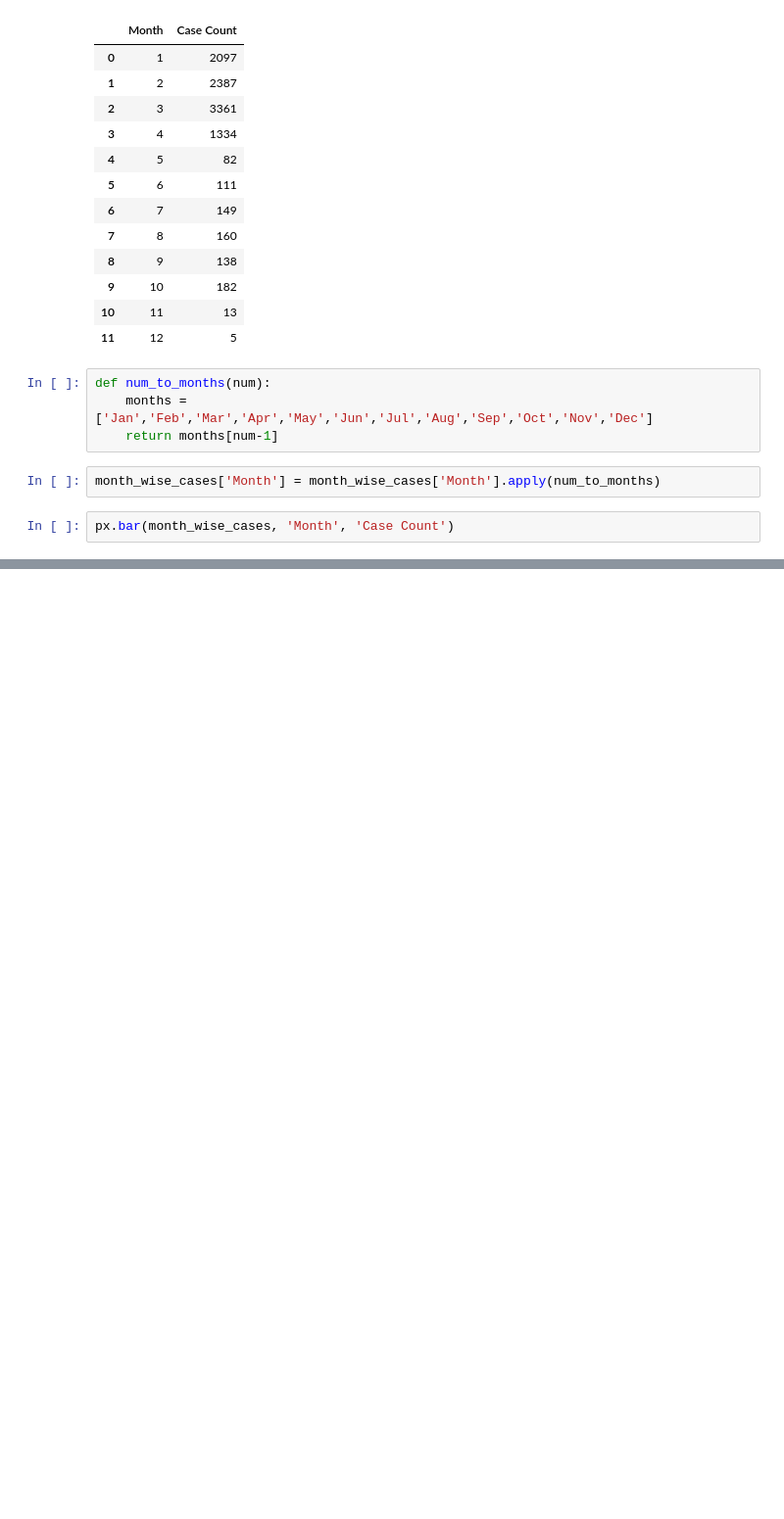
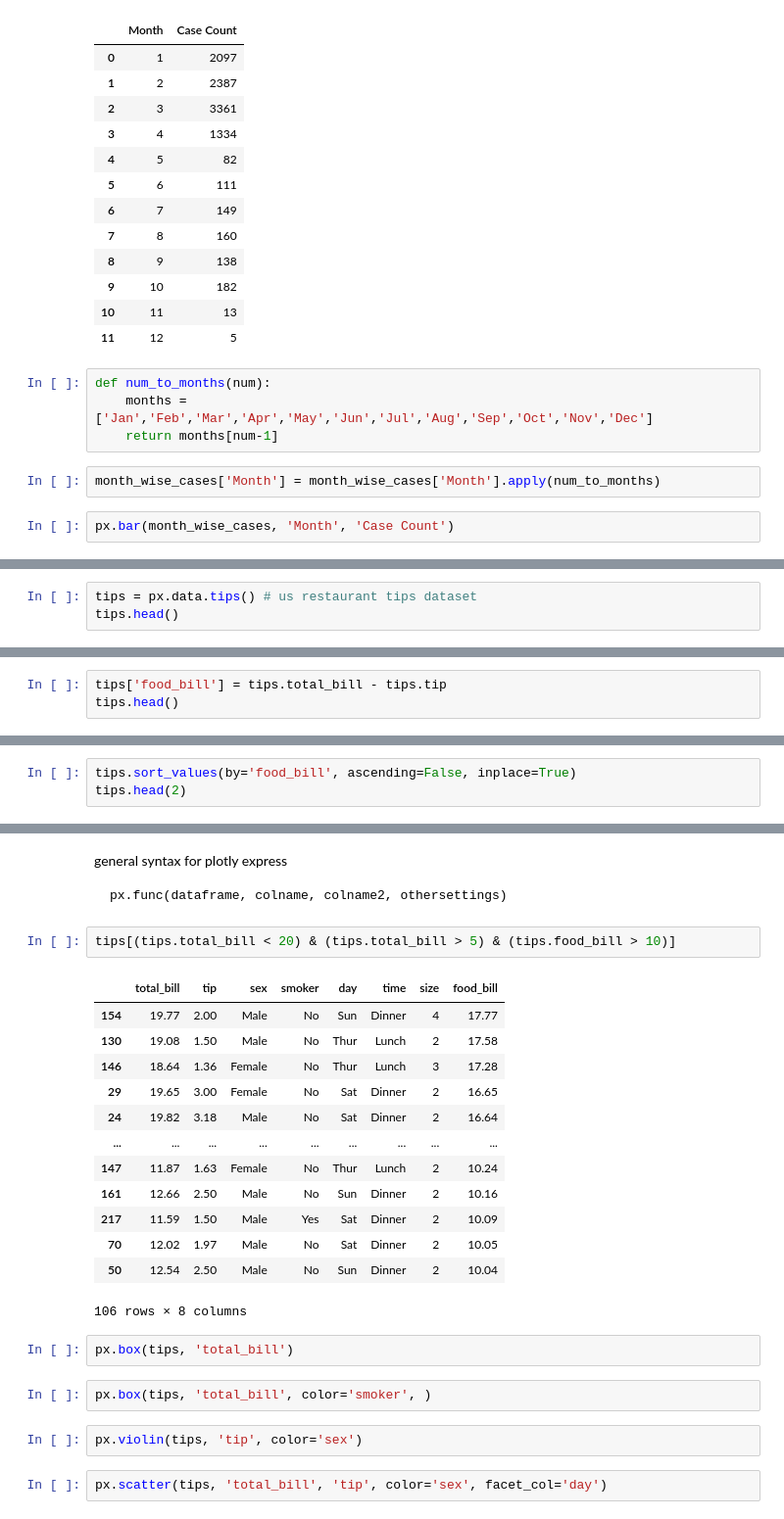
Before and after one commit to digipodium/DP-OCT-PYDS-500-MTTF, a Jupyter notebook: data_analytics/pandas_basics.ipynb, the cells around one changed output, grey strips where cells are left out. Shown at 98% size. Saved outputs shown, nothing was run; the diff lists cells and outputs as text; blank space fills up the shorter version.

````diff
--- a/data_analytics/pandas_basics.ipynb
+++ b/data_analytics/pandas_basics.ipynb
@@ -221,0 +231,3 @@ df
+# %%
+tips = px.data.tips() # us restaurant tips dataset
+tips.head()
@@ -221,0 +258,3 @@ df
+# %%
+tips['food_bill'] = tips.total_bill - tips.tip
+tips.head()
@@ -221,0 +268,3 @@ df
+# %%
+tips.sort_values(by='food_bill', ascending=False, inplace=True)
+tips.head(2)
@@ -221,0 +285,29 @@ df
+# %% [markdown]
+general syntax for plotly express
+```
+px.func(dataframe, colname, colname2, othersettings)
+```
+# %%
+tips[(tips.total_bill < 20) & (tips.total_bill > 5) & (tips.food_bill > 10)]
+# %% [output]
+|  | total_bill | tip | sex | smoker | day | time | size | food_bill |
+| 154 | 19.77 | 2.00 | Male | No | Sun | Dinner | 4 | 17.77 |
+| 130 | 19.08 | 1.50 | Male | No | Thur | Lunch | 2 | 17.58 |
+| 146 | 18.64 | 1.36 | Female | No | Thur | Lunch | 3 | 17.28 |
+| 29 | 19.65 | 3.00 | Female | No | Sat | Dinner | 2 | 16.65 |
+| 24 | 19.82 | 3.18 | Male | No | Sat | Dinner | 2 | 16.64 |
+| ... | ... | ... | ... | ... | ... | ... | ... | ... |
+| 147 | 11.87 | 1.63 | Female | No | Thur | Lunch | 2 | 10.24 |
+| 161 | 12.66 | 2.50 | Male | No | Sun | Dinner | 2 | 10.16 |
+| 217 | 11.59 | 1.50 | Male | Yes | Sat | Dinner | 2 | 10.09 |
+| 70 | 12.02 | 1.97 | Male | No | Sat | Dinner | 2 | 10.05 |
+| 50 | 12.54 | 2.50 | Male | No | Sun | Dinner | 2 | 10.04 |
+106 rows × 8 columns
+# %%
+px.box(tips, 'total_bill')
+# %%
+px.box(tips, 'total_bill', color='smoker', )
+# %%
+px.violin(tips, 'tip', color='sex')
+# %%
+px.scatter(tips, 'total_bill', 'tip', color='sex', facet_col='day')
````
Also changed, not shown: parts of 25 cells of this notebook.
